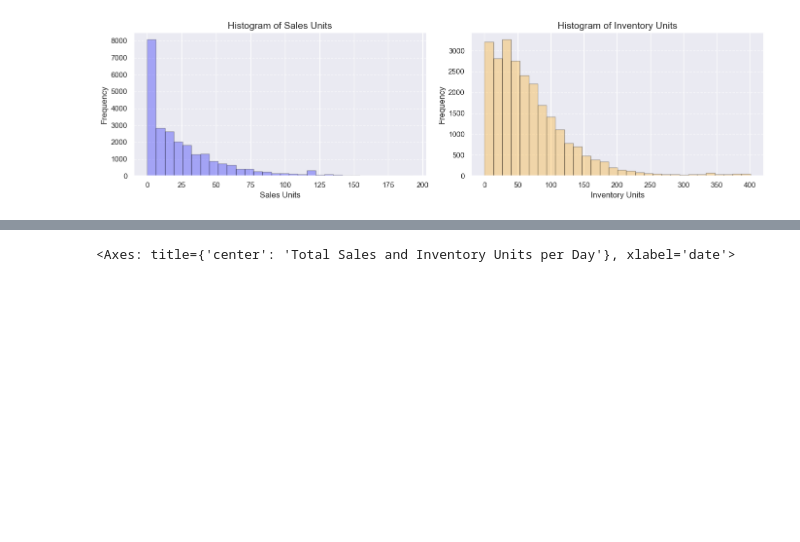
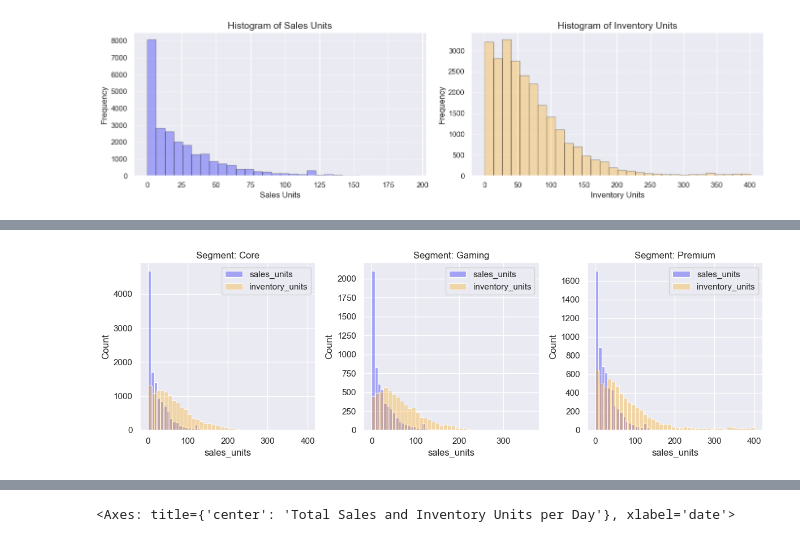
Before and after one commit to giarets/hp_use_case, a Jupyter notebook: 1_data_exploration.ipynb, the cells around one changed output, grey strips where cells are left out. Saved outputs shown, nothing was run; the diff lists cells and outputs as text; code cells hidden in the pictures; blank space fills up the shorter version.

```diff
--- a/1_data_exploration.ipynb
+++ b/1_data_exploration.ipynb
@@ -258,0 +230,4 @@ df_kaggle.head()
+# %%
+utils_plots.categorical_histogram(df=df_kaggle, cat_col="segment", log_scale=False)
+# %% [output]
+[figure, added]
```
Also changed, not shown: parts of 49 cells of this notebook, 6 other files.
